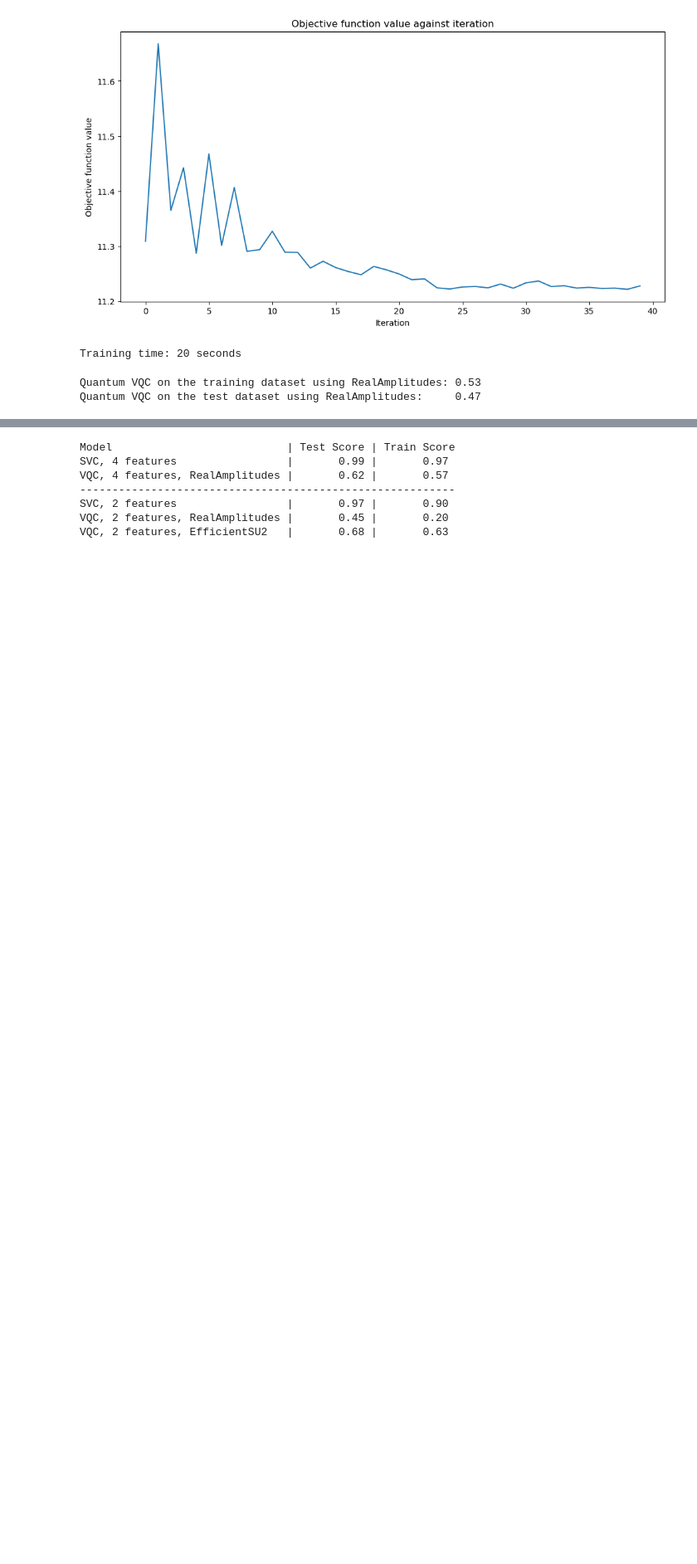
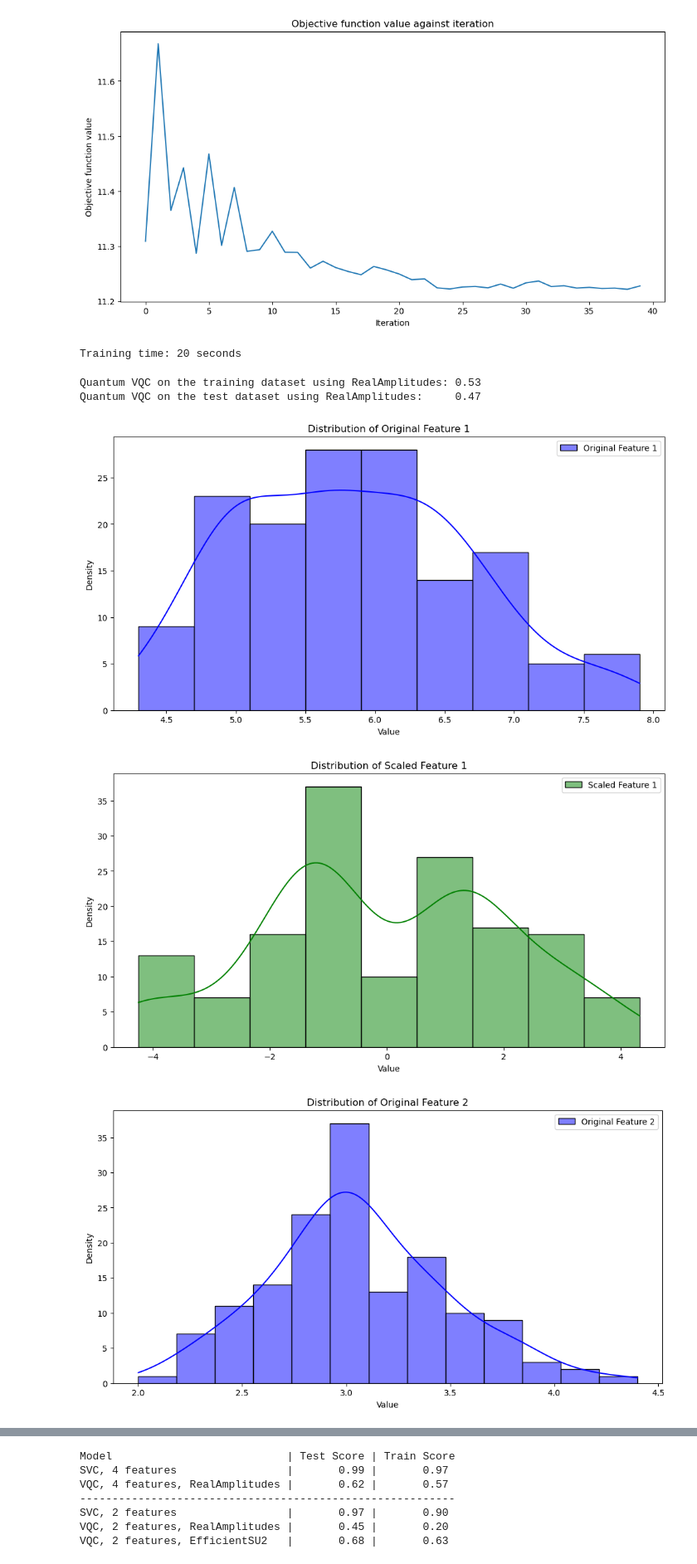
Before and after one commit to sromero1992/scGEAToolbox_addson, a Jupyter notebook: Qiskit/qnn/qnn_real_data_example_tests.ipynb, the cells around one changed output, grey strips where cells are left out. Shown at 83% size. Cells and saved outputs as stored; diff of their text form; code cells hidden in the pictures; blank space fills up the shorter version.

```diff
--- a/Qiskit/qnn/qnn_real_data_example_tests.ipynb
+++ b/Qiskit/qnn/qnn_real_data_example_tests.ipynb
@@ -349,3 +349,10 @@ print(f"Quantum VQC on the test dataset using RealAmplitudes:     {test_score_q2
 # %% [output]
 Quantum VQC on the training dataset using RealAmplitudes: 0.53
 Quantum VQC on the test dataset using RealAmplitudes:     0.47
+# %%
+from sklearn.datasets import load_iris
+
+iris_data = load_iris()
+
+features = iris_data.data
+labels = iris_data.target
@@ -351,0 +480,29 @@ Quantum VQC on the test dataset using RealAmplitudes:     0.47
+# %%
+import matplotlib.pyplot as plt  # for plotting figures
+import seaborn as sns  # for plotting histograms with KDE
+import numpy as np  # for numerical operations
+
+# Assuming features0 and features are numpy arrays
+# Example usage for visualizing the distributions
+for i in range(features0.shape[1]):
+    # Plot original feature distribution
+    plt.figure(figsize=(12, 6))
+    sns.histplot(features0[:, i], kde=True, color='blue', label=f'Original Feature {i+1}')
+    plt.title(f'Distribution of Original Feature {i+1}')
+    plt.xlabel('Value')
+    plt.ylabel('Density')
+    plt.legend()
+    plt.show()
+
+    # Plot scaled feature distribution
+    plt.figure(figsize=(12, 6))
+    sns.histplot(features[:, i], kde=True, color='green', label=f'Scaled Feature {i+1}')
+    plt.title(f'Distribution of Scaled Feature {i+1}')
+    plt.xlabel('Value')
+    plt.ylabel('Density')
+    plt.legend()
+    plt.show()
+# %% [output]
+[figure, added]
+[figure, added]
+[figure, added]
```
Also changed, not shown: parts of 8 cells of this notebook.
